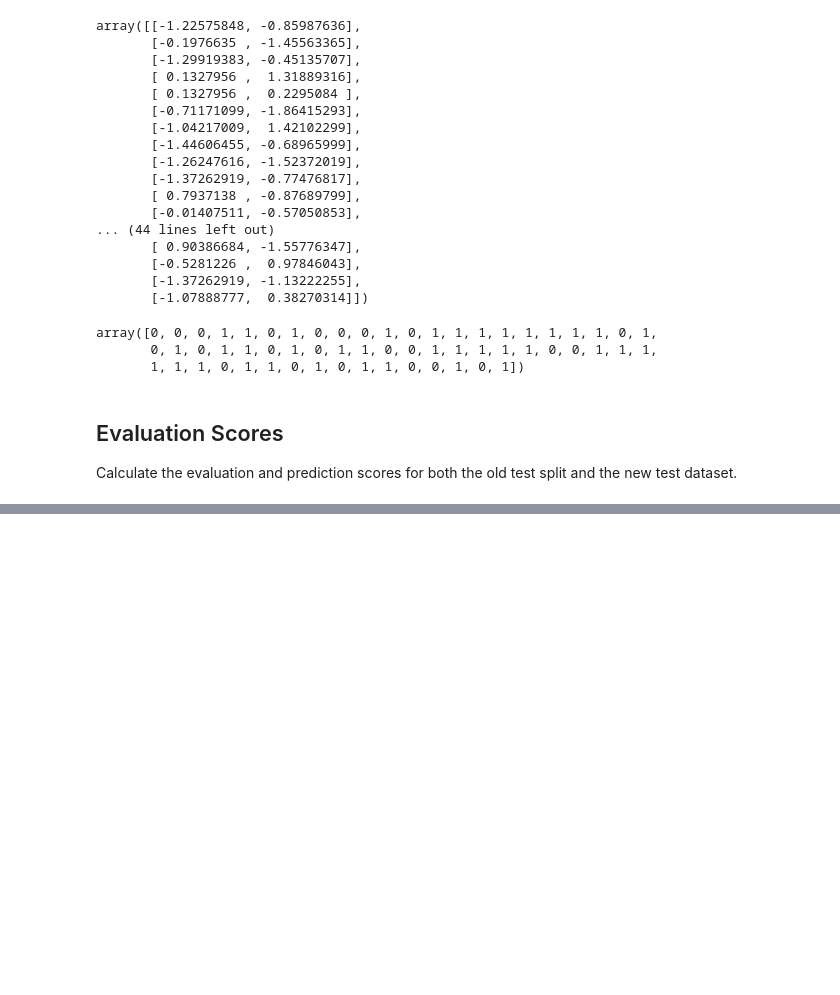
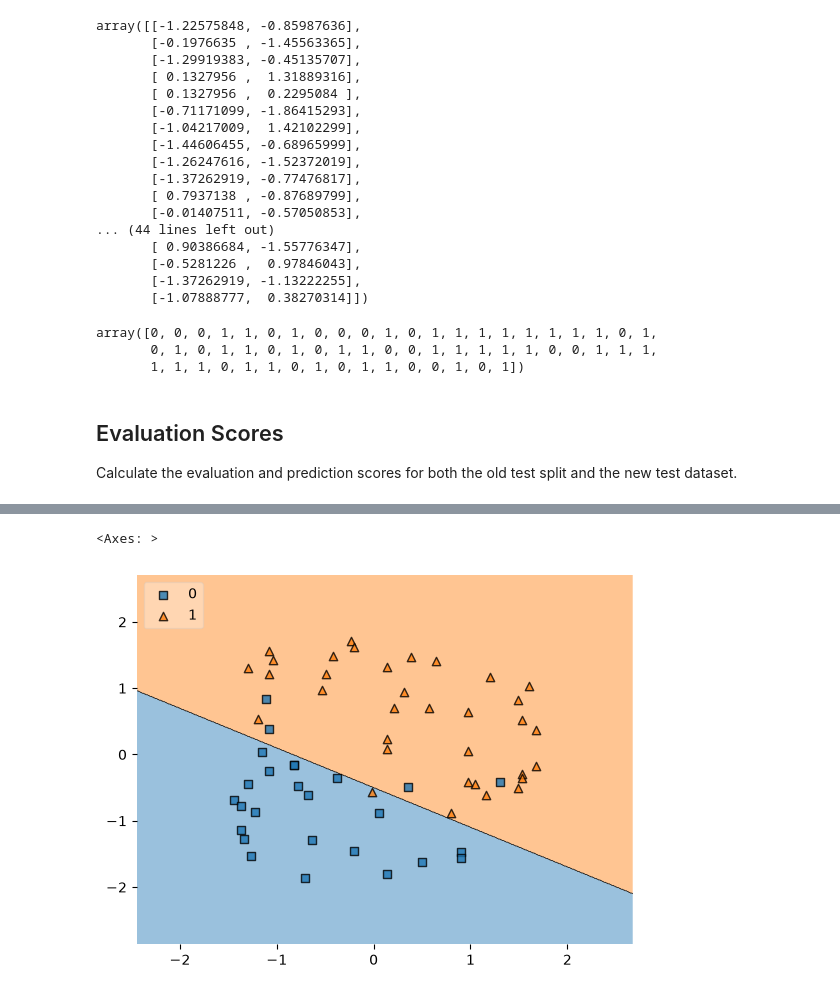
Before and after one commit to aliabdullahawan/Basic_ML, a Jupyter notebook: Chapter_01/Logistic_regression/Student_Marks_Prediction_System.ipynb, the cells around one changed output, grey strips where cells are left out. Saved outputs shown, nothing was run; the diff lists cells and outputs as text; code cells hidden in the pictures; blank space fills up the shorter version.

```diff
--- a/Chapter_01/Logistic_regression/Student_Marks_Prediction_System.ipynb
+++ b/Chapter_01/Logistic_regression/Student_Marks_Prediction_System.ipynb
@@ -213,0 +220,5 @@ New prediction score: 0.9166666666666666
+# %%
+mlxp.plot_decision_regions(X_new_test, Y_new_test.values, clf=logisticRegression, legend=2)
+# %% [output]
+<Axes: >
+[figure, added]
```
Also changed, not shown: parts of 6 cells of this notebook.
